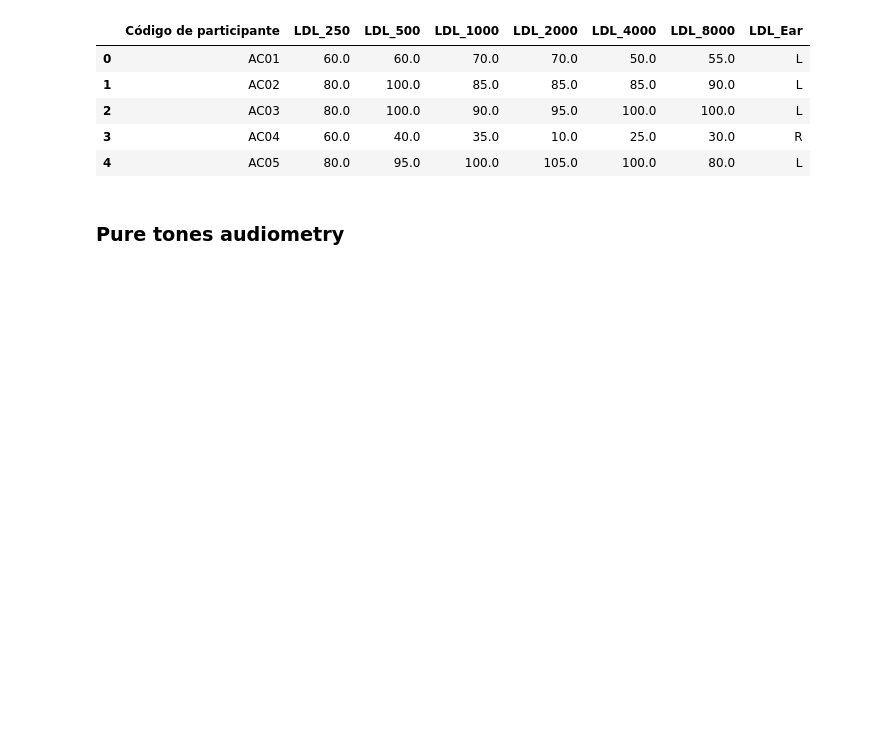
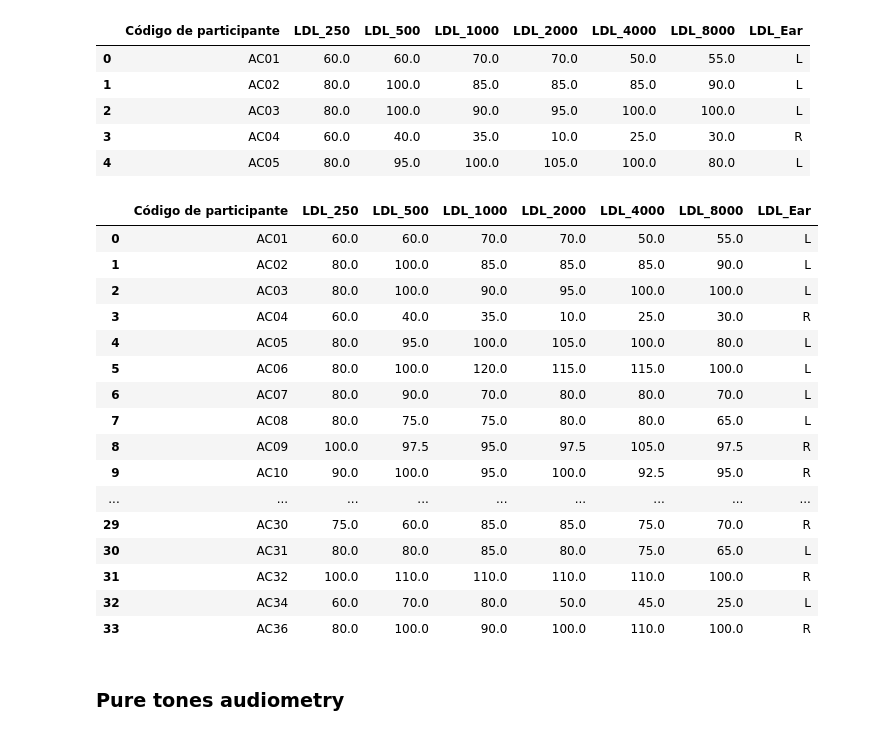
Before and after one commit to camila-maura/GIFTED-DFI, a Jupyter notebook: GIFTED_DFI_Data_Analysis.ipynb, the cells around one changed output. Cells and saved outputs as stored; diff of their text form; code cells hidden in the pictures; blank space fills up the shorter version.

```diff
--- a/GIFTED_DFI_Data_Analysis.ipynb
+++ b/GIFTED_DFI_Data_Analysis.ipynb
@@ -328,6 +335,26 @@ df_ldl.head(5)
 | 2 | AC03 | 80.0 | 100.0 | 90.0 | 95.0 | 100.0 | 100.0 | L |
 | 3 | AC04 | 60.0 | 40.0 | 35.0 | 10.0 | 25.0 | 30.0 | R |
 | 4 | AC05 | 80.0 | 95.0 | 100.0 | 105.0 | 100.0 | 80.0 | L |
+# %%
+df_ldl
+# %% [output]
+|  | Código de participante | LDL_250 | LDL_500 | LDL_1000 | LDL_2000 | LDL_4000 | LDL_8000 | LDL_Ear |
+| 0 | AC01 | 60.0 | 60.0 | 70.0 | 70.0 | 50.0 | 55.0 | L |
+| 1 | AC02 | 80.0 | 100.0 | 85.0 | 85.0 | 85.0 | 90.0 | L |
+| 2 | AC03 | 80.0 | 100.0 | 90.0 | 95.0 | 100.0 | 100.0 | L |
+| 3 | AC04 | 60.0 | 40.0 | 35.0 | 10.0 | 25.0 | 30.0 | R |
+| 4 | AC05 | 80.0 | 95.0 | 100.0 | 105.0 | 100.0 | 80.0 | L |
+| 5 | AC06 | 80.0 | 100.0 | 120.0 | 115.0 | 115.0 | 100.0 | L |
+| 6 | AC07 | 80.0 | 90.0 | 70.0 | 80.0 | 80.0 | 70.0 | L |
+| 7 | AC08 | 80.0 | 75.0 | 75.0 | 80.0 | 80.0 | 65.0 | L |
+| 8 | AC09 | 100.0 | 97.5 | 95.0 | 97.5 | 105.0 | 97.5 | R |
+| 9 | AC10 | 90.0 | 100.0 | 95.0 | 100.0 | 92.5 | 95.0 | R |
+| ... | ... | ... | ... | ... | ... | ... | ... | ... |
+| 29 | AC30 | 75.0 | 60.0 | 85.0 | 85.0 | 75.0 | 70.0 | R |
+| 30 | AC31 | 80.0 | 80.0 | 85.0 | 80.0 | 75.0 | 65.0 | L |
+| 31 | AC32 | 100.0 | 110.0 | 110.0 | 110.0 | 110.0 | 100.0 | R |
+| 32 | AC34 | 60.0 | 70.0 | 80.0 | 50.0 | 45.0 | 25.0 | L |
+| 33 | AC36 | 80.0 | 100.0 | 90.0 | 100.0 | 110.0 | 100.0 | R |
 # %% [markdown]
 ### Pure tones audiometry
 # %% [markdown]
```
Also changed, not shown: parts of 16 cells of this notebook.
